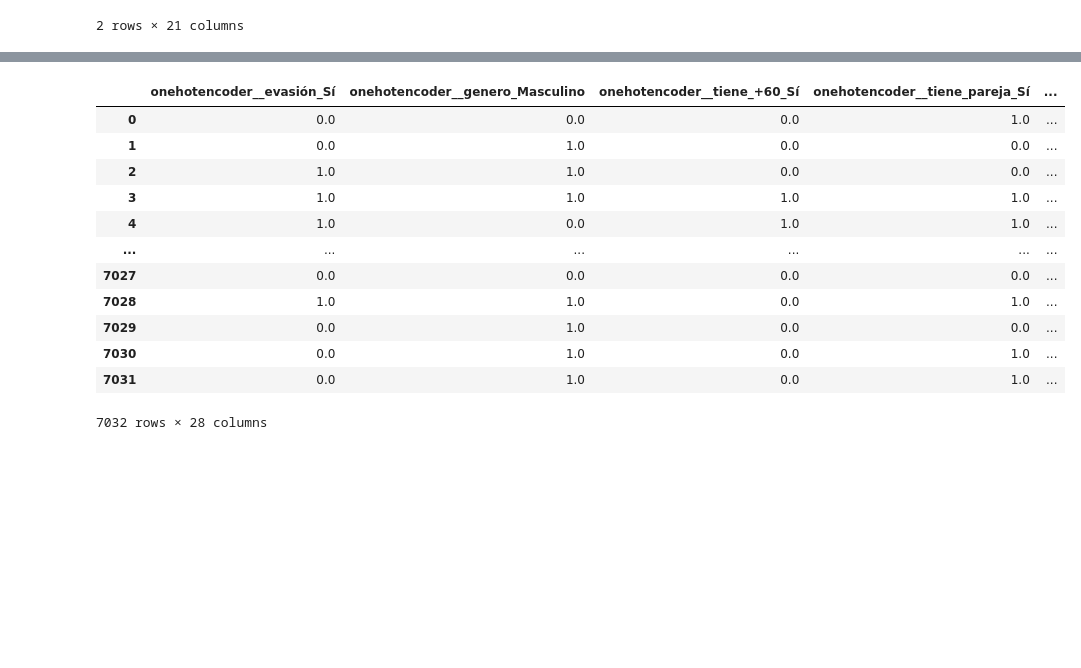
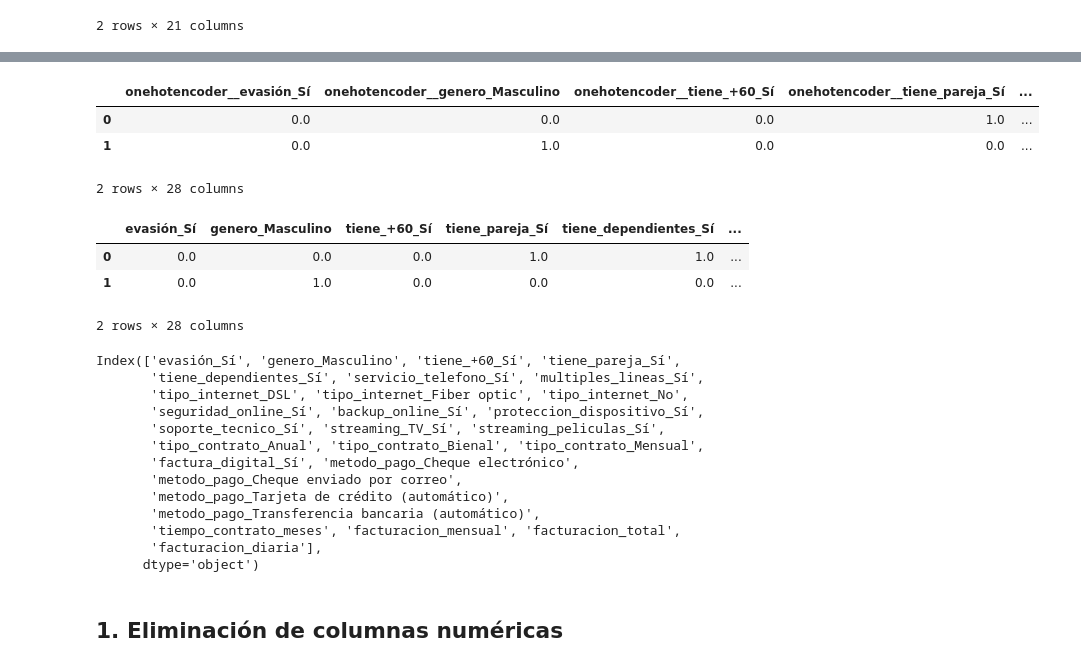
Before and after one commit to Anel-7/challenge-TelecomX-2-prediccion-de-evasion-de-clientes, a Jupyter notebook: TelecomX2.ipynb, the cells around one changed output, grey strips where cells are left out. Cells and saved outputs as stored; diff of their text form; code cells hidden in the pictures; blank space fills up the shorter version.

```diff
--- a/TelecomX2.ipynb
+++ b/TelecomX2.ipynb
@@ -129,18 +111,35 @@ array(['onehotencoder__evasión_Sí', 'onehotencoder__genero_Masculino',
        'remainder__facturacion_diaria'], dtype=object)
 # %%
 datos_codificados = pd.DataFrame(datos, columns=one_hot_encoding.get_feature_names_out(columnas))
-datos_codificados
+datos_codificados.head(2)
 # %% [output]
 |  | onehotencoder__evasión_Sí | onehotencoder__genero_Masculino | onehotencoder__tiene_+60_Sí | onehotencoder__tiene_pareja_Sí | ... |
 | 0 | 0.0 | 0.0 | 0.0 | 1.0 | ... |
 | 1 | 0.0 | 1.0 | 0.0 | 0.0 | ... |
-| 2 | 1.0 | 1.0 | 0.0 | 0.0 | ... |
-| 3 | 1.0 | 1.0 | 1.0 | 1.0 | ... |
-| 4 | 1.0 | 0.0 | 1.0 | 1.0 | ... |
-| ... | ... | ... | ... | ... | ... |
-| 7027 | 0.0 | 0.0 | 0.0 | 0.0 | ... |
-| 7028 | 1.0 | 1.0 | 0.0 | 1.0 | ... |
-| 7029 | 0.0 | 1.0 | 0.0 | 0.0 | ... |
-| 7030 | 0.0 | 1.0 | 0.0 | 1.0 | ... |
-| 7031 | 0.0 | 1.0 | 0.0 | 1.0 | ... |
-7032 rows × 28 columns
+2 rows × 28 columns
+# %%
+datos_codificados.columns = datos_codificados.columns.str.split('__').str[1]
+datos_codificados.head(2)
+# %% [output]
+|  | evasión_Sí | genero_Masculino | tiene_+60_Sí | tiene_pareja_Sí | tiene_dependientes_Sí | ... |
+| 0 | 0.0 | 0.0 | 0.0 | 1.0 | 1.0 | ... |
+| 1 | 0.0 | 1.0 | 0.0 | 0.0 | 0.0 | ... |
+2 rows × 28 columns
+# %%
+datos_codificados.columns
+# %% [output]
+Index(['evasión_Sí', 'genero_Masculino', 'tiene_+60_Sí', 'tiene_pareja_Sí',
+       'tiene_dependientes_Sí', 'servicio_telefono_Sí', 'multiples_lineas_Sí',
+       'tipo_internet_DSL', 'tipo_internet_Fiber optic', 'tipo_internet_No',
+       'seguridad_online_Sí', 'backup_online_Sí', 'proteccion_dispositivo_Sí',
+       'soporte_tecnico_Sí', 'streaming_TV_Sí', 'streaming_peliculas_Sí',
+       'tipo_contrato_Anual', 'tipo_contrato_Bienal', 'tipo_contrato_Mensual',
+       'factura_digital_Sí', 'metodo_pago_Cheque electrónico',
+       'metodo_pago_Cheque enviado por correo',
+       'metodo_pago_Tarjeta de crédito (automático)',
+       'metodo_pago_Transferencia bancaria (automático)',
+       'tiempo_contrato_meses', 'facturacion_mensual', 'facturacion_total',
+       'facturacion_diaria'],
+      dtype='object')
+# %% [markdown]
+## 1. Eliminación de columnas numéricas
```
Also changed, not shown: parts of 21 cells of this notebook.
